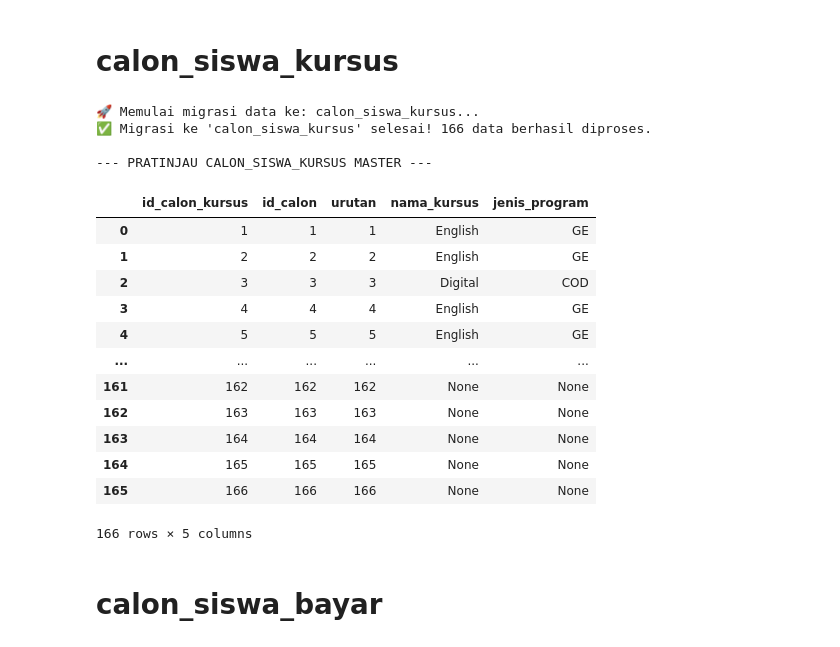
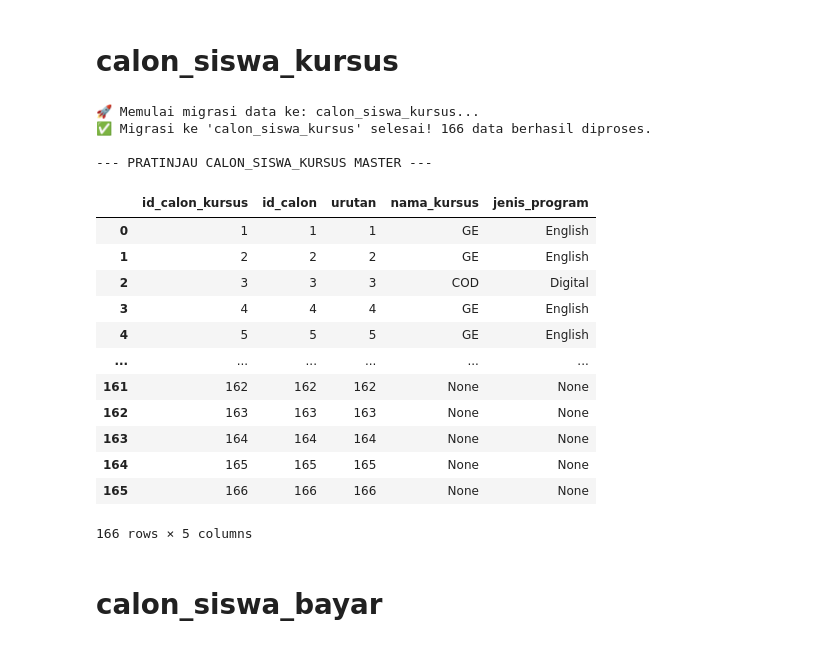
Before and after one commit to umamhaniff/DB_Migration_Leap, a Jupyter notebook: fase_3/script_cimut.ipynb, the cells around one changed output. Saved outputs shown, nothing was run; the diff lists cells and outputs as text; code cells hidden in the pictures.

```diff
--- a/fase_3/script_cimut.ipynb
+++ b/fase_3/script_cimut.ipynb
@@ -685,7 +685,8 @@ def resolusi_konflik_interaktif_autosave(df, nama_tabel):
         'jenis_test': ['jenis_test_form', 'jenis_test_admin'],
         'tanggal_trial': ['tgl_trial', 'trial_date'],
         'tanggal_pembayaran': ['tanggal_pembayaran', 'tglbayar_date'],
-        'created_at': ['created_at_form', 'created_at_admin']
+        'created_at': ['created_at_form', 'created_at_admin'],
+        'diterima_dikelas': ['diterima', 'diterima_dikelas']
     }
 
     # PROSES RESOLUSI
@@ -917,7 +918,7 @@ kolom_untuk_dibuang = [
     # Status
     'status_form', 'status_admin',
     # Tanggal
-    'tgl_trial', 'trial_date', 'tglbayar_date',
+    'tgl_trial', 'trial_date', 'tglbayar_date', 'diterima',
     'created_at_form', 'created_at_admin'
 ]
 
@@ -1044,10 +1045,10 @@ print("🔄 Memulai konversi kolom status (1,2,3,4 -> Varchar)...")
 # Silakan ubah teks di sebelah kanan titik dua (:) sesuai kebutuhanmu
 mapping_status = {
 
-    '1': 'Done',
-    '2': 'Canceled',
-    '3': 'Follow Up',
-    '0': 'On-progress'
+    '1': 'joined',
+    '2': 'no_response',
+    '3': 'follow_up_later',
+    '0': 'in_disscussion'
 }
 
 # 2. Terapkan (Replace) ke table_3_left_join
@@ -1842,44 +1818,44 @@ def proses_pindah_ke_calon_siswa_kursus(df_source, df_calon):
     df_target['id_calon'] = df_merged['id_calon']
 
     # Mapping Data Program/Kursus
-    df_target['nama_kursus'] = df_merged.get('pilihan_program')
-    df_target['jenis_program'] = df_merged.get('jenis_program')
+    df_target['nama_kursus'] = df_merged.get('jenis_program')
+    df_target['jenis_program'] = df_merged.get('pilihan_program')
     df_target['urutan'] = df_target['id_calon_kursus']
 
     # 4. ISI KOLOM KOSONG & URUTKAN (Total 5 Kolom)
     target_columns = [
         'id_calon_kursus', 'id_calon', 'urutan', 'nama_kursus', 'jenis_program'
     ]
 
     for col in target_columns:
         if col not in df_target.columns:
             df_target[col] = None
 
     df_target = df_target[target_columns]
 
     print(f"✅ Migrasi ke 'calon_siswa_kursus' selesai! {len(df_target)} data berhasil diproses.")
     return df_target
 
 # === EKSEKUSI ===
 df_future['calon_siswa_kursus'] = proses_pindah_ke_calon_siswa_kursus(
     table_3_left_join,
     df_future['calon_siswa']
 )
 
 # Audit Akhir
 print("\n--- PRATINJAU CALON_SISWA_KURSUS MASTER ---")
 display(df_future['calon_siswa_kursus'])
 # %% [output]
 🚀 Memulai migrasi data ke: calon_siswa_kursus...
 ✅ Migrasi ke 'calon_siswa_kursus' selesai! 166 data berhasil diproses.
 
 --- PRATINJAU CALON_SISWA_KURSUS MASTER ---
 |  | id_calon_kursus | id_calon | urutan | nama_kursus | jenis_program |
-| 0 | 1 | 1 | 1 | English | GE |
-| 1 | 2 | 2 | 2 | English | GE |
-| 2 | 3 | 3 | 3 | Digital | COD |
-| 3 | 4 | 4 | 4 | English | GE |
-| 4 | 5 | 5 | 5 | English | GE |
+| 0 | 1 | 1 | 1 | GE | English |
+| 1 | 2 | 2 | 2 | GE | English |
+| 2 | 3 | 3 | 3 | COD | Digital |
+| 3 | 4 | 4 | 4 | GE | English |
+| 4 | 5 | 5 | 5 | GE | English |
 | ... | ... | ... | ... | ... | ... |
 | 161 | 162 | 162 | 162 | None | None |
 | 162 | 163 | 163 | 163 | None | None |
```
Also changed, not shown: parts of 22 cells of this notebook, 7 other files.
